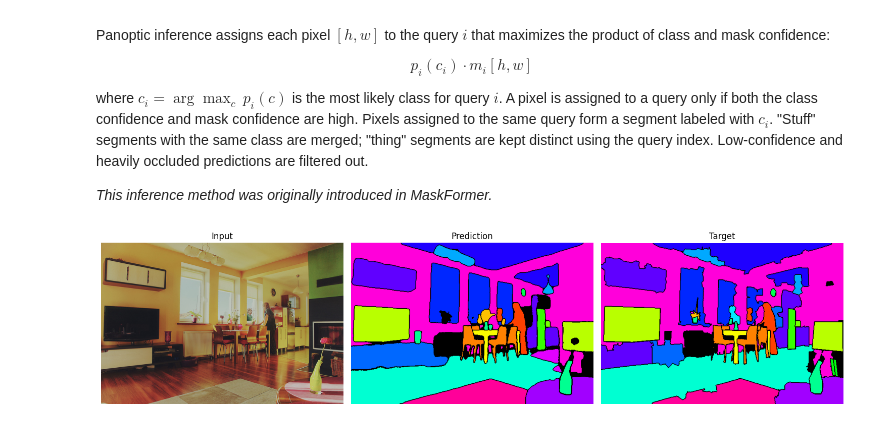
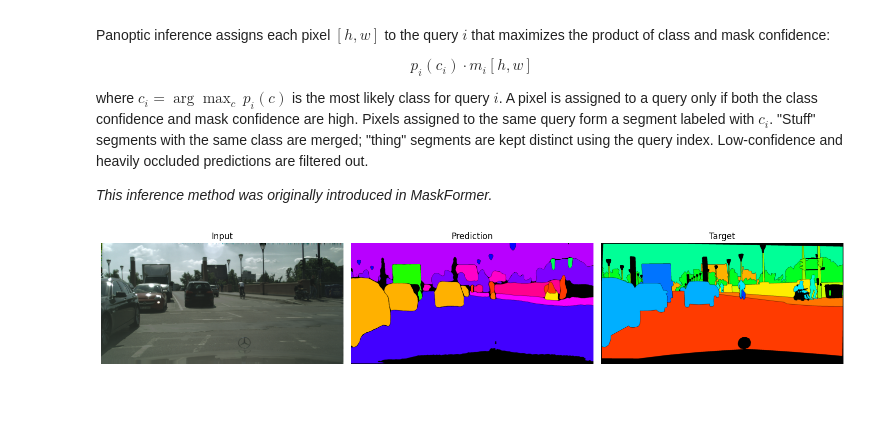
Before and after one commit to strafabio1/AnomalySegmentation_Project, a Jupyter notebook: eomt/inference.ipynb, the cells around one changed output. Cells and saved outputs as stored; diff of their text form; code cells hidden in the pictures; blank space fills up the shorter version.

```diff
--- a/eomt/inference.ipynb
+++ b/eomt/inference.ipynb
@@ -51,0 +71,8 @@ ModuleNotFoundError: No module named 'lightning'
+# %%
+# Check if CUDA (NVIDIA GPU) is available
+if torch.cuda.is_available():
+    device = torch.device("cuda")
+    print(f"GPU detected: {torch.cuda.get_device_name(0)}")
+else:
+    device = torch.device("cpu")
+    print("No GPU detected, using CPU.")
@@ -230,32 +268,32 @@ where $c_i = \arg\max_c \, p_i(c)$ is the most likely class for query $i$. A pix
 
 *This inference method was originally introduced in MaskFormer.*
 # %%
-def infer_panoptic(img, target):
+def infer_panoptic(model_pan, img, target):
     with torch.no_grad(), autocast(dtype=torch.float16, device_type="cuda"):
         imgs = [img.to(device)]
         img_sizes = [img.shape[-2:] for img in imgs]
 
-        transformed_imgs = model.resize_and_pad_imgs_instance_panoptic(imgs)
-        mask_logits_per_layer, class_logits_per_layer = model(transformed_imgs)
+        transformed_imgs = model_pan.resize_and_pad_imgs_instance_panoptic(imgs)
+        mask_logits_per_layer, class_logits_per_layer = model_pan(transformed_imgs)
         mask_logits = F.interpolate(
-            mask_logits_per_layer[-1], model.img_size, mode="bilinear"
+            mask_logits_per_layer[-1], model_pan.img_size, mode="bilinear"
         )
-        mask_logits = model.revert_resize_and_pad_logits_instance_panoptic(
+        mask_logits = model_pan.revert_resize_and_pad_logits_instance_panoptic(
             mask_logits, img_sizes
         )
 
-        preds = model.to_per_pixel_preds_panoptic(
+        preds = model_pan.to_per_pixel_preds_panoptic(
             mask_logits,
             class_logits_per_layer[-1],
-            model.stuff_classes,
-            model.mask_thresh,
-            model.overlap_thresh,
+            model_pan.stuff_classes,
+            model_pan.mask_thresh,
+            model_pan.overlap_thresh,
         )[0].cpu()
 
     pred = preds.numpy()
     sem_pred, inst_pred = pred[..., 0], pred[..., 1]
 
-    target_seg = model.to_per_pixel_targets_panoptic([target])[0].cpu().numpy()
+    target_seg = model_pan.to_per_pixel_targets_panoptic([target])[0].cpu().numpy()
     sem_target, inst_target = target_seg[..., 0], target_seg[..., 1]
 
     return sem_pred, inst_pred, sem_target, inst_target
@@ -277,41 +315,41 @@ def draw_black_border(sem, inst, mapping):
     return out
 
 
-def plot_panoptic_results(img, sem_pred, inst_pred, sem_target, inst_target):
+def plot_panoptic_results(img, sem_pred, inst_pred, sem_target, inst_target, num_classes):
     all_ids = np.union1d(np.unique(sem_pred), np.unique(sem_target))
     mapping = {
         s: (
             [0, 0, 0]
-            if s == -1 or s == model.num_classes
+            if s == -1 or s == num_classes
             else plt.cm.hsv(i / len(all_ids))[:3]
         )
         for i, s in enumerate(all_ids)
     }
 
     vis_pred = draw_black_border(sem_pred, inst_pred, mapping)
     vis_target = draw_black_border(sem_target, inst_target, mapping)
 
     img_np = (
         img.cpu().numpy().transpose(1, 2, 0) if img.dim() == 3 else img.cpu().numpy()
     )
 
     fig, axes = plt.subplots(1, 3, figsize=(15, 5))
     axes[0].imshow(img_np)
     axes[0].set_title("Input")
     axes[1].imshow(vis_pred)
     axes[1].set_title("Prediction")
     axes[2].imshow(vis_target)
     axes[2].set_title("Target")
 
     for ax in axes:
         ax.axis("off")
 
     plt.tight_layout()
     plt.show()
 
 
-img, target = data.val_dataloader().dataset[img_idx]
-sem_pred, inst_pred, sem_target, inst_target = infer_panoptic(img, target)
-plot_panoptic_results(img, sem_pred, inst_pred, sem_target, inst_target)
+img, target = data_city.val_dataloader().dataset[img_idx]
+sem_pred, inst_pred, sem_target, inst_target = infer_panoptic(model_panoptic, img, target)
+plot_panoptic_results(img, sem_pred, inst_pred, sem_target, inst_target, model_panoptic.num_classes)
 # %% [output]
-[figure, old version]
+[figure, new version]
```
Also changed, not shown: parts of 10 cells of this notebook, 1 other file.
